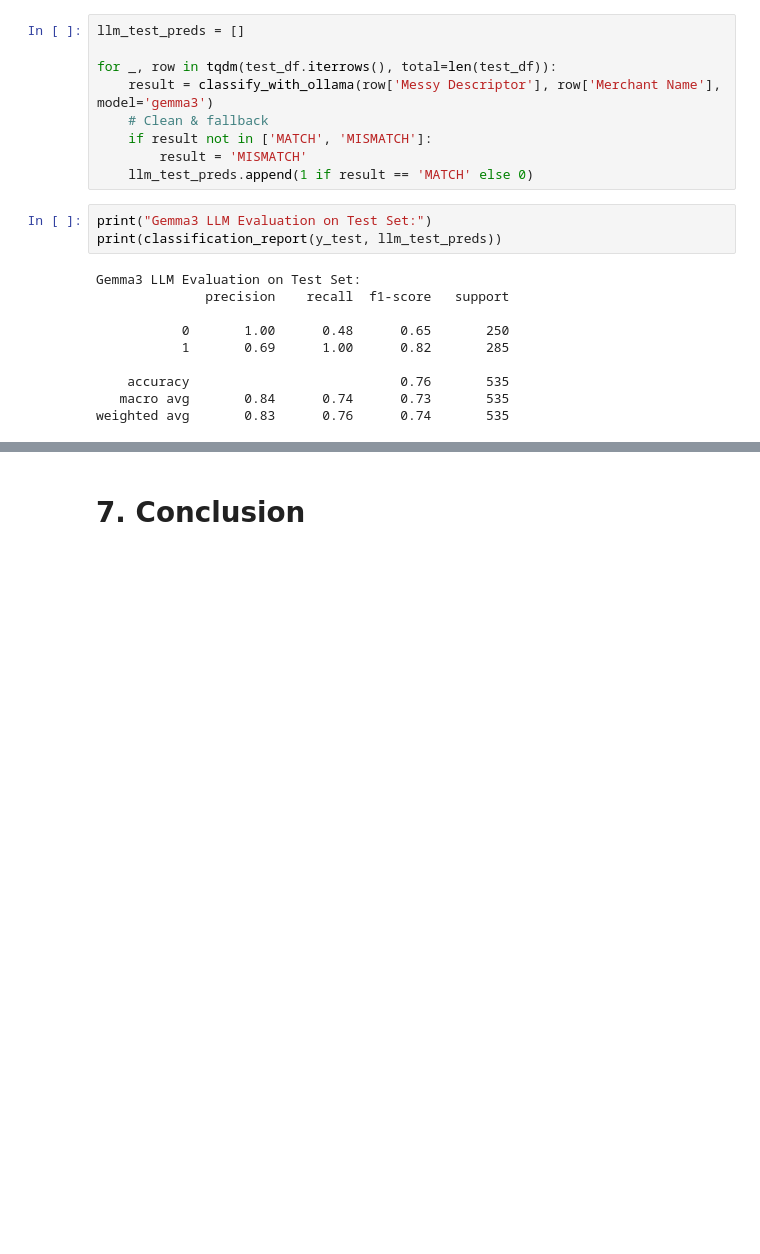
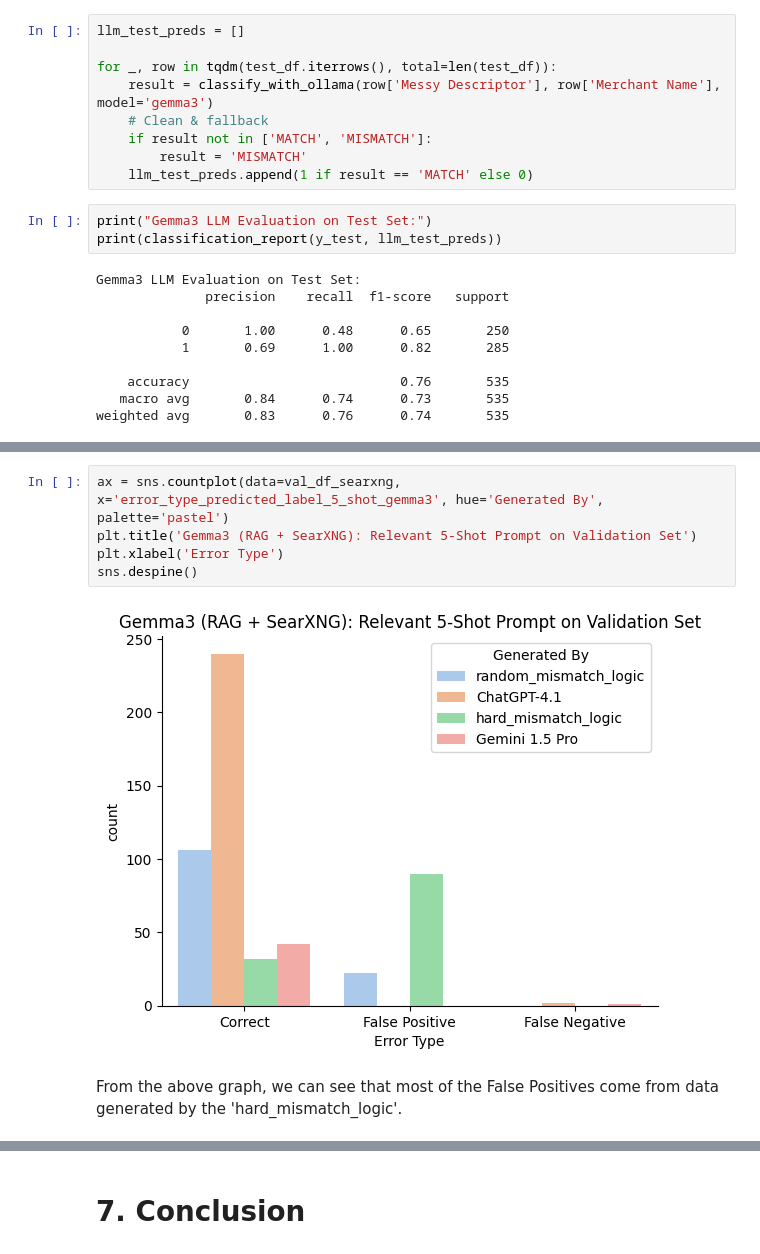
Before and after one commit to rkaushick-neu/fuzzy_match_llms, a Jupyter notebook: TransactionsFuzzyMatch.ipynb, the cells around one changed output, grey strips where cells are left out. Drawn from its saved outputs; the diff is of its cells as text; blank space fills up the shorter version.

```diff
--- a/TransactionsFuzzyMatch.ipynb
+++ b/TransactionsFuzzyMatch.ipynb
@@ -1297,0 +2661,9 @@ weighted avg       0.83      0.76      0.74       535
+# %%
+ax = sns.countplot(data=val_df_searxng, x='error_type_predicted_label_5_shot_gemma3', hue='Generated By', palette='pastel')
+plt.title('Gemma3 (RAG + SearXNG): Relevant 5-Shot Prompt on Validation Set')
+plt.xlabel('Error Type')
+sns.despine()
+# %% [output]
+[figure, added]
+# %% [markdown]
+From the above graph, we can see that most of the False Positives come from data generated by the 'hard_mismatch_logic'.
```
Also changed, not shown: parts of 217 cells of this notebook.
